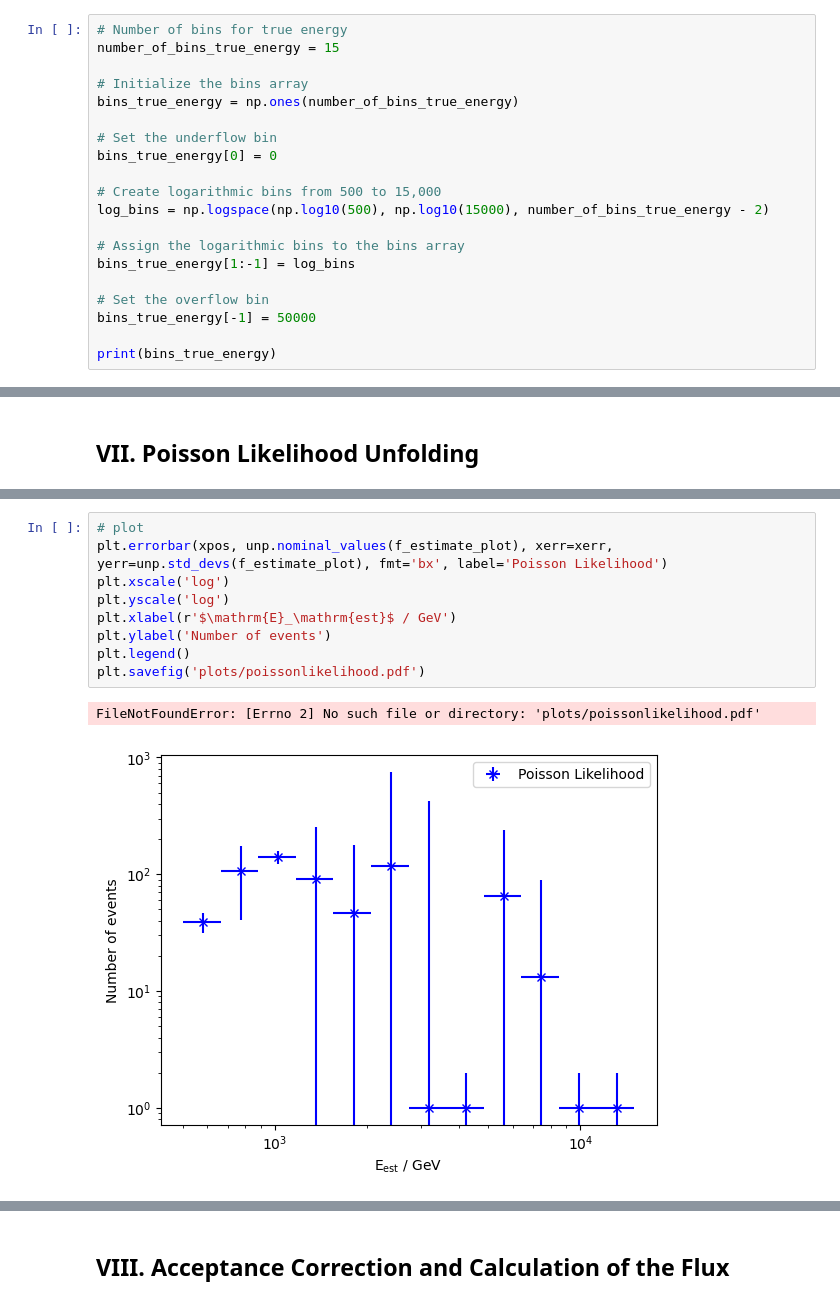
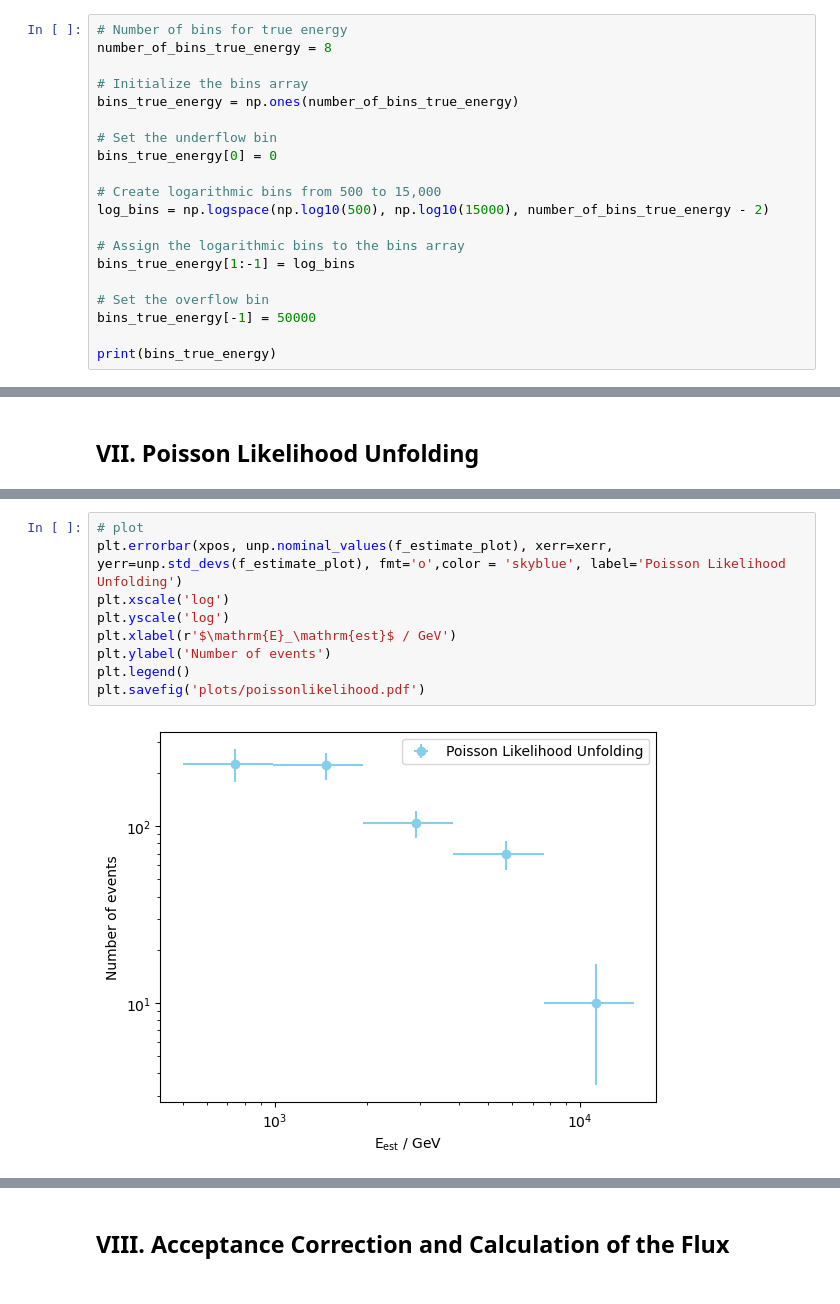
Before and after one commit to Fabiocufino/Advanced-Laboratory---TU-Dortmund, a Jupyter notebook: FACT/Data/anal_fact.ipynb, the cells around one changed output, grey strips where cells are left out. Saved outputs shown, nothing was run; the diff lists cells and outputs as text.

```diff
--- a/FACT/Data/anal_fact.ipynb
+++ b/FACT/Data/anal_fact.ipynb
@@ -267,7 +267,7 @@ print(bins_energy_prediction)
  15000.         50000.        ]
 # %%
 # Number of bins for true energy
-number_of_bins_true_energy = 15
+number_of_bins_true_energy = 8
 
 # Initialize the bins array
 bins_true_energy = np.ones(number_of_bins_true_energy)
@@ -447,14 +403,13 @@ Error: [  7.70357129  66.10108601  17.93189281 164.90453862 132.24429404
 # %%
 # plot
-plt.errorbar(xpos, unp.nominal_values(f_estimate_plot), xerr=xerr, yerr=unp.std_devs(f_estimate_plot), fmt='bx', label='Poisson Likelihood')
+plt.errorbar(xpos, unp.nominal_values(f_estimate_plot), xerr=xerr, yerr=unp.std_devs(f_estimate_plot), fmt='o',color = 'skyblue', label='Poisson Likelihood Unfolding')
 plt.xscale('log')
 plt.yscale('log')
 plt.xlabel(r'$\mathrm{E}_\mathrm{est}$ / GeV')
 plt.ylabel('Number of events')
 plt.legend()
 plt.savefig('plots/poissonlikelihood.pdf')
 # %% [output]
-FileNotFoundError: [Errno 2] No such file or directory: 'plots/poissonlikelihood.pdf'
-[figure, old version]
+[figure, new version]
 # %%
 # combined plot
```
Also changed, not shown: parts of 15 cells of this notebook, 3 other files.
